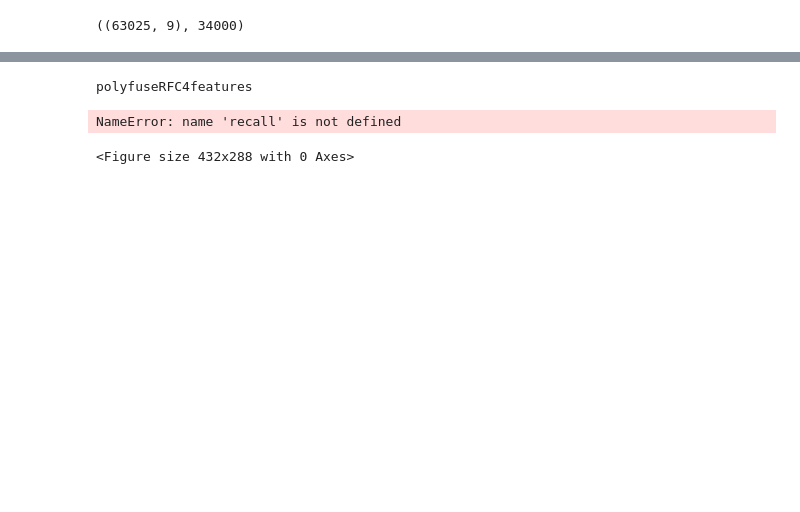
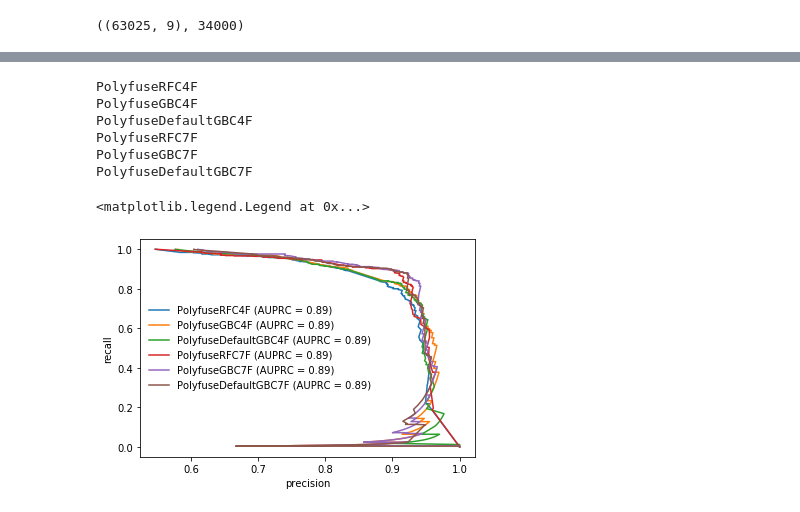
Before and after one commit to olopade-lab/fusion-ensembler, a Jupyter notebook: notebooks/polyfuse-50.ipynb, the cells around one changed output, grey strips where cells are left out. Cells and saved outputs as stored; diff of their text form; code cells hidden in the pictures; blank space fills up the shorter version.

```diff
--- a/notebooks/polyfuse-50.ipynb
+++ b/notebooks/polyfuse-50.ipynb
@@ -178,22 +187,27 @@ plt.legend(frameon=False)
 # %%
 sample = model_data['sample'].unique()[0]
 plt.figure()
 for caller in model_data.caller.unique():
     print(caller)
     try:
         y_true, y_pred, y_prob = apps.score_model(out_dir, sample, caller).result()
     except:
         continue
 
-    precision, recall, thresholds = precision_recall_curve(y_true, y_prob)
+    precision, recall, thresholds = metrics.precision_recall_curve(y_true, y_prob)
     auprc = auc(recall, precision)
     plt.plot(precision, recall, label='{} (AUPRC = {:0.2f})'.format(caller, auroc))
 
 plt.xlabel('precision')
 plt.ylabel('recall')
 plt.legend(frameon=False)
 # looks funky, but see: https://stats.stackexchange.com/questions/183504/are-precision-and-recall-supposed-to-be-monotonic-to-classification-threshold
 # %% [output]
-polyfuseRFC4features
+PolyfuseRFC4F
+PolyfuseGBC4F
+PolyfuseDefaultGBC4F
+PolyfuseRFC7F
+PolyfuseGBC7F
+PolyfuseDefaultGBC7F
-NameError: name 'recall' is not defined
+<matplotlib.legend.Legend at 0x...>
-<Figure size 432x288 with 0 Axes>
+[figure, added]
```
Also changed, not shown: parts of 11 cells of this notebook, 1 other file.
